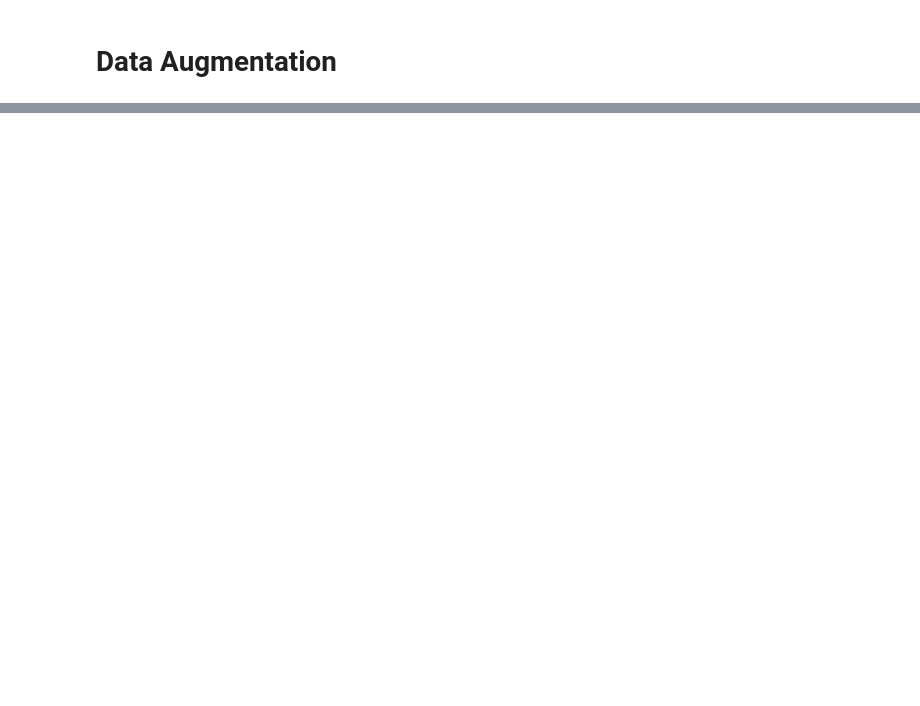
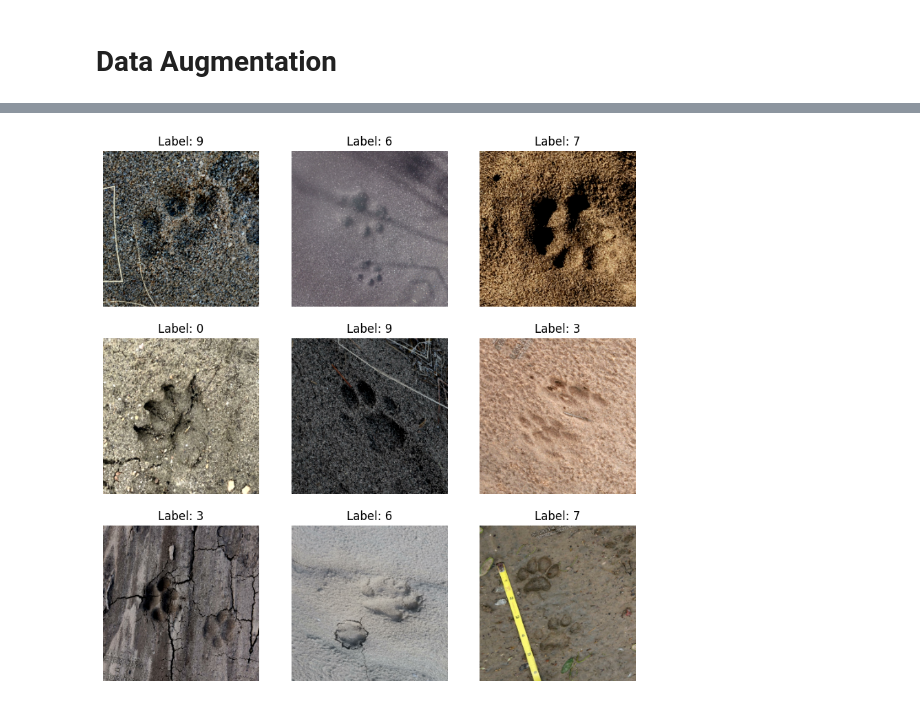
Before and after one commit to Spokay/Wildlens_CNN, a Jupyter notebook: notebooks/ETL.ipynb, the cells around one changed output, grey strips where cells are left out. Drawn from its saved outputs; the diff is of its cells as text; code cells hidden in the pictures; blank space fills up the shorter version.

Commit message:
feat: data augmentation approche 2 terminée

```diff
--- a/notebooks/ETL.ipynb
+++ b/notebooks/ETL.ipynb
@@ -168,0 +3,93 @@ Using 50 files for validation.
+# %%
+from keras import Sequential
+import numpy as np
+import tensorflow as tf
+from keras.api.utils import Sequence
+from keras.api.preprocessing import image_dataset_from_directory
+from keras.api.layers import RandomFlip, RandomRotation, RandomBrightness, RandomContrast, Rescaling
+import matplotlib.pyplot as plt
+
+physical_devices = tf.config.list_physical_devices('GPU')
+tf.config.experimental.set_memory_growth(physical_devices[0], True)
+
+batch_size = 32
+image_width, image_height, input_channel = (256, 256, 3)
+
+# Charger les datasets
+train_ds = image_dataset_from_directory(
+    "/home/shared/Mammiferes_jpg",
+    batch_size=None, # Laisser None pour faire le batching dans le générateur
+    image_size=(image_width, image_height),
+    validation_split=0.2,
+    subset="training",
+    seed=42
+)
+val_ds = image_dataset_from_directory(
+    "/home/shared/Mammiferes_jpg",
+    batch_size=None,
+    image_size=(image_width, image_height),
+    validation_split=0.2,
+    subset="validation",
+    seed=42
+)
+
+# Définition des couches d'augmentation aléatoire des données
+augmentation_layers = Sequential([
+    RandomFlip("horizontal_and_vertical"),
+    RandomRotation(0.2),
+    RandomBrightness(0.2),
+    RandomContrast(0.2),
+    Rescaling(1.0/255)
+])
+
+# Classe de génération de données
+class WildlensDataGenerator(Sequence):
+    def __init__(self, dataset, batch_size, input_size=(image_width, image_height, input_channel), shuffle=True):
+        super().__init__()
+        self.dataset = list(dataset.as_numpy_iterator())
+        self.batch_size = batch_size
+        self.input_size = input_size
+        self.shuffle = shuffle
+        self.indexes = np.arange(len(self.dataset))
+        self.on_epoch_end()
+
+    def on_epoch_end(self):
+        if self.shuffle:
+            np.random.shuffle(self.indexes)
+
+    def __len__(self):
+        return int(np.ceil(len(self.dataset) / self.batch_size))
+
+    def __getitem__(self, index):
+        # Implémentation de la récupération d'un batch de données
+        start = index * self.batch_size
+        end = min((index + 1) * self.batch_size, len(self.dataset))
+        batch_indexes = self.indexes[start:end]
+
+        # Récupérer les données du batch
+        batch = [self.dataset[i] for i in batch_indexes]
+        x_batch, y_batch = zip(*batch)
+        x_batch = np.array(list(x_batch))
+        y_batch = np.array(list(y_batch))
+
+        # Appliquer les couches d'augmentation aléatoire
+        x_batch = augmentation_layers(x_batch, training=True)
+
+        return x_batch, y_batch
+
+    def visualize_batch(self, index):
+        x_batch, y_batch = self.__getitem__(index)
+        plt.figure(figsize=(10, 10))
+        for i in range(min(len(x_batch), 9)):
+            plt.subplot(3, 3, i + 1)
+            plt.imshow(x_batch[i])
+            plt.title(f"Label: {y_batch[i]}")
+            plt.axis("off")
+        plt.show()
+
+# Instanciation du générateur
+train_generator = WildlensDataGenerator(train_ds, batch_size=batch_size, shuffle=True)
+
+# Visualisation d'un batch après augmentation
+train_generator.visualize_batch(0)
+# %% [output]
@@ -168,0 +100 @@ Using 50 files for validation.
+[figure, added]
```
Also changed, not shown: parts of 5 cells of this notebook, 2 other files.
